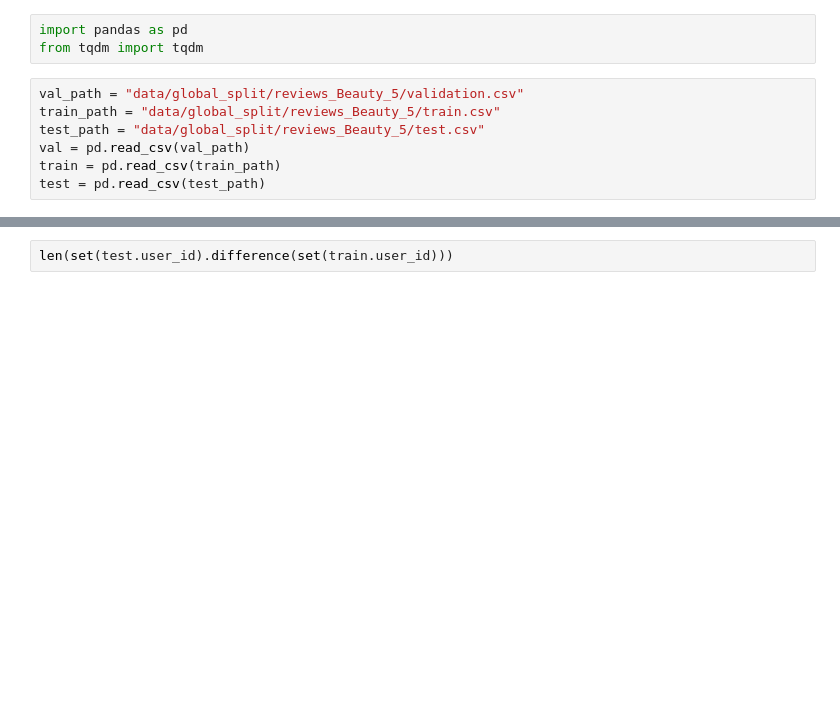
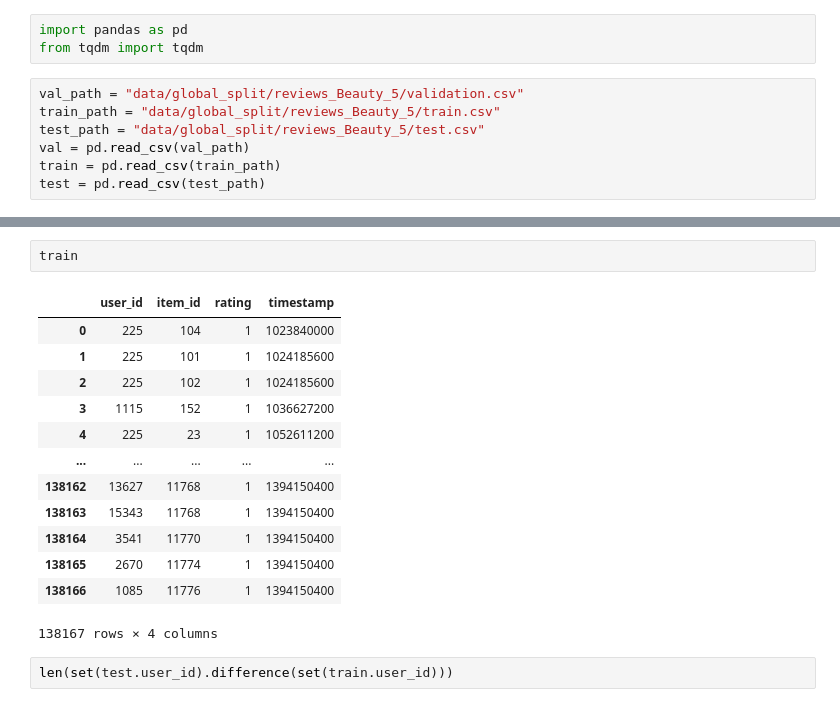
Before and after one commit to fallnlove/btl_recsys, a Jupyter notebook: sandox.ipynb, the cells around one changed output, grey strips where cells are left out. Saved outputs shown, nothing was run; the diff lists cells and outputs as text; blank space fills up the shorter version.

```diff
--- a/sandox.ipynb
+++ b/sandox.ipynb
@@ -11,3 +39,19 @@ test = pd.read_csv(test_path)
+# %%
+train
+# %% [output]
+|  | user_id | item_id | rating | timestamp |
+| 0 | 225 | 104 | 1 | 1023840000 |
+| 1 | 225 | 101 | 1 | 1024185600 |
+| 2 | 225 | 102 | 1 | 1024185600 |
+| 3 | 1115 | 152 | 1 | 1036627200 |
+| 4 | 225 | 23 | 1 | 1052611200 |
+| ... | ... | ... | ... | ... |
+| 138162 | 13627 | 11768 | 1 | 1394150400 |
+| 138163 | 15343 | 11768 | 1 | 1394150400 |
+| 138164 | 3541 | 11770 | 1 | 1394150400 |
+| 138165 | 2670 | 11774 | 1 | 1394150400 |
+| 138166 | 1085 | 11776 | 1 | 1394150400 |
+138167 rows × 4 columns
 # %%
 len(set(test.user_id).difference(set(train.user_id)))
 # %% [output]
```
Also changed, not shown: parts of 3 cells of this notebook, 2 other files.
